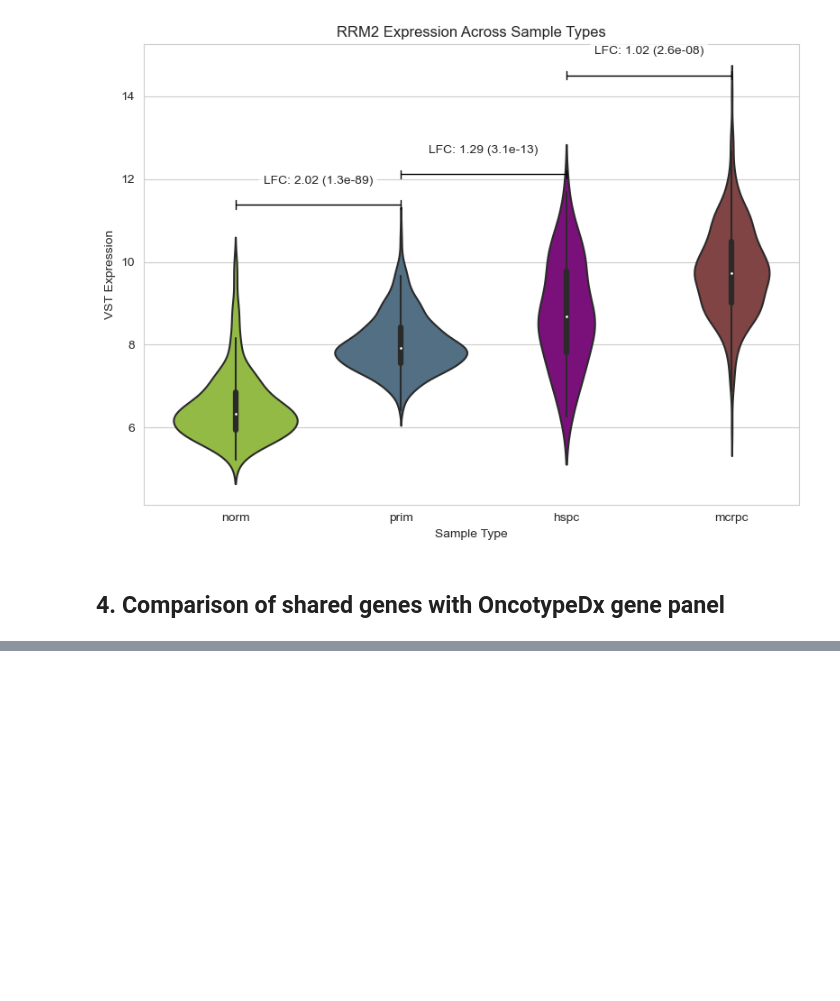
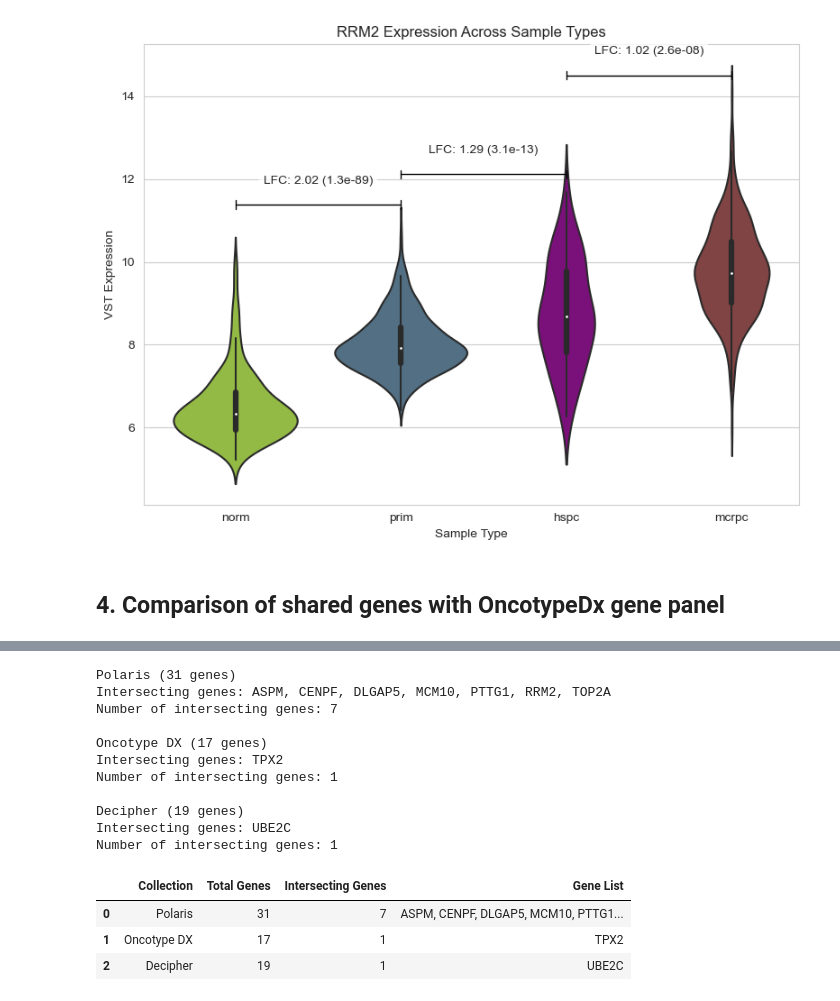
Before and after one commit to CarlosUziel/pca_wgcna_ml, a Jupyter notebook: notebooks/contrasts_intersecting_genes.ipynb, the cells around one changed output, grey strips where cells are left out. Cells and saved outputs as stored; diff of their text form; code cells hidden in the pictures; blank space fills up the shorter version.

Commit message:
Compare 22 shared genes with known gene signatures.

```diff
--- a/notebooks/contrasts_intersecting_genes.ipynb
+++ b/notebooks/contrasts_intersecting_genes.ipynb
@@ -373,0 +423,63 @@ display(wgcna_inter_results_filt)
+# %%
+# Get the set of WGCNA genes
+wgcna_genes = set(
+    wgcna_inter_results[
+        wgcna_inter_results["prim_vs_norm_M3"]
+        & wgcna_inter_results["hspc_vs_prim_M2"]
+        & wgcna_inter_results["mcrpc_vs_hspc_M1"]
+    ]["SYMBOL"]
+)
+
+# Create lists to store the data
+data = []
+
+# Check intersections for each gene collection
+collections = {
+    "Polaris": POLARIS_GENES,
+    "Oncotype DX": ONCOTYPE_DX_GENES,
+    "Decipher": DECIPHER_GENES,
+}
+
+for name, gene_set in collections.items():
+    # Convert to set if it's a list
+    if isinstance(gene_set, list):
+        gene_set = set(gene_set)
+
+    # Find intersection
+    intersection = wgcna_genes.intersection(gene_set)
+
+    # Print results
+    print(f"\n{name} ({len(gene_set)} genes)")
+    print("Intersecting genes:", ", ".join(sorted(intersection)))
+    print(f"Number of intersecting genes: {len(intersection)}")
+
+    # Store data for table
+    data.append({
+        'Collection': name,
+        'Total Genes': len(gene_set),
+        'Intersecting Genes': len(intersection),
+        'Gene List': ', '.join(sorted(intersection))
+    })
+
+# Create DataFrame
+df_summary = pd.DataFrame(data)
+df_summary.to_csv(FIGURES_PATH / "wgcna_genes_collections_summary.csv", index=False)
+
+# Display the table
+display(df_summary)
+# %% [output]
+Polaris (31 genes)
+Intersecting genes: ASPM, CENPF, DLGAP5, MCM10, PTTG1, RRM2, TOP2A
+Number of intersecting genes: 7
+
+Oncotype DX (17 genes)
+Intersecting genes: TPX2
+Number of intersecting genes: 1
+
+Decipher (19 genes)
+Intersecting genes: UBE2C
+Number of intersecting genes: 1
+|  | Collection | Total Genes | Intersecting Genes | Gene List |
+| 0 | Polaris | 31 | 7 | ASPM, CENPF, DLGAP5, MCM10, PTTG1... |
+| 1 | Oncotype DX | 17 | 1 | TPX2 |
+| 2 | Decipher | 19 | 1 | UBE2C |
```
Also changed, not shown: parts of 3 cells of this notebook.
